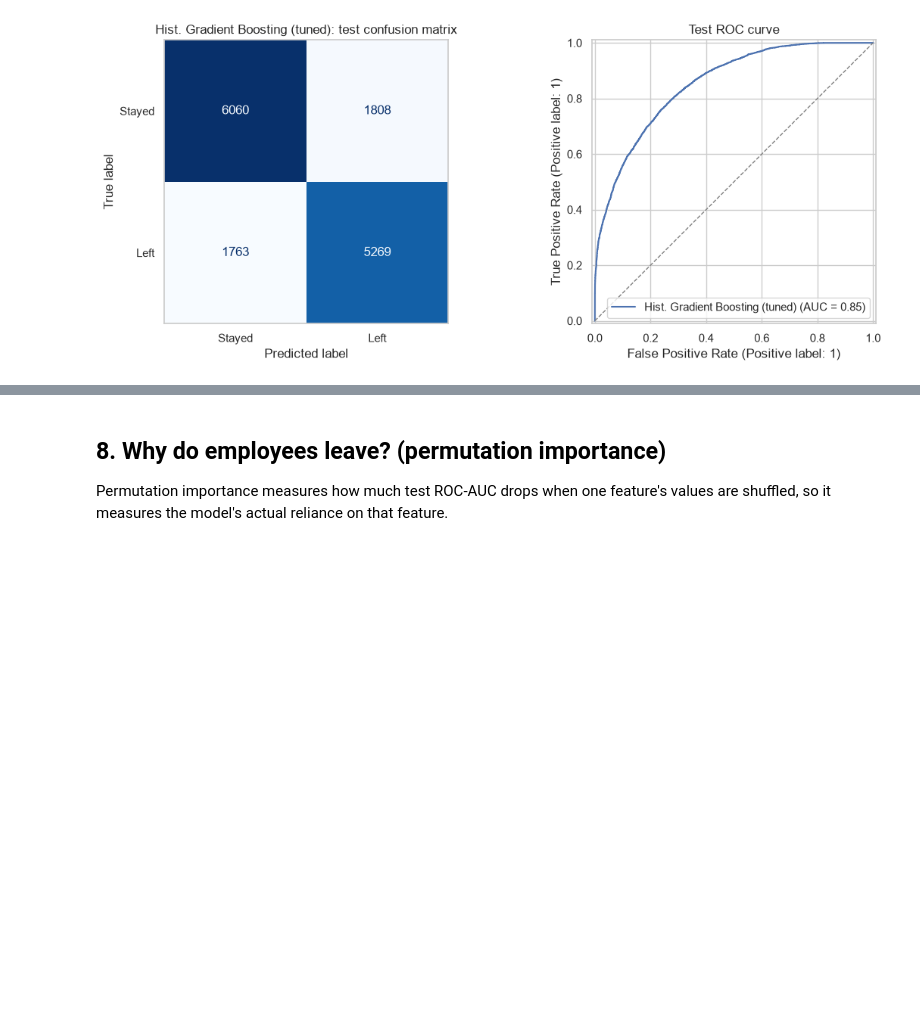
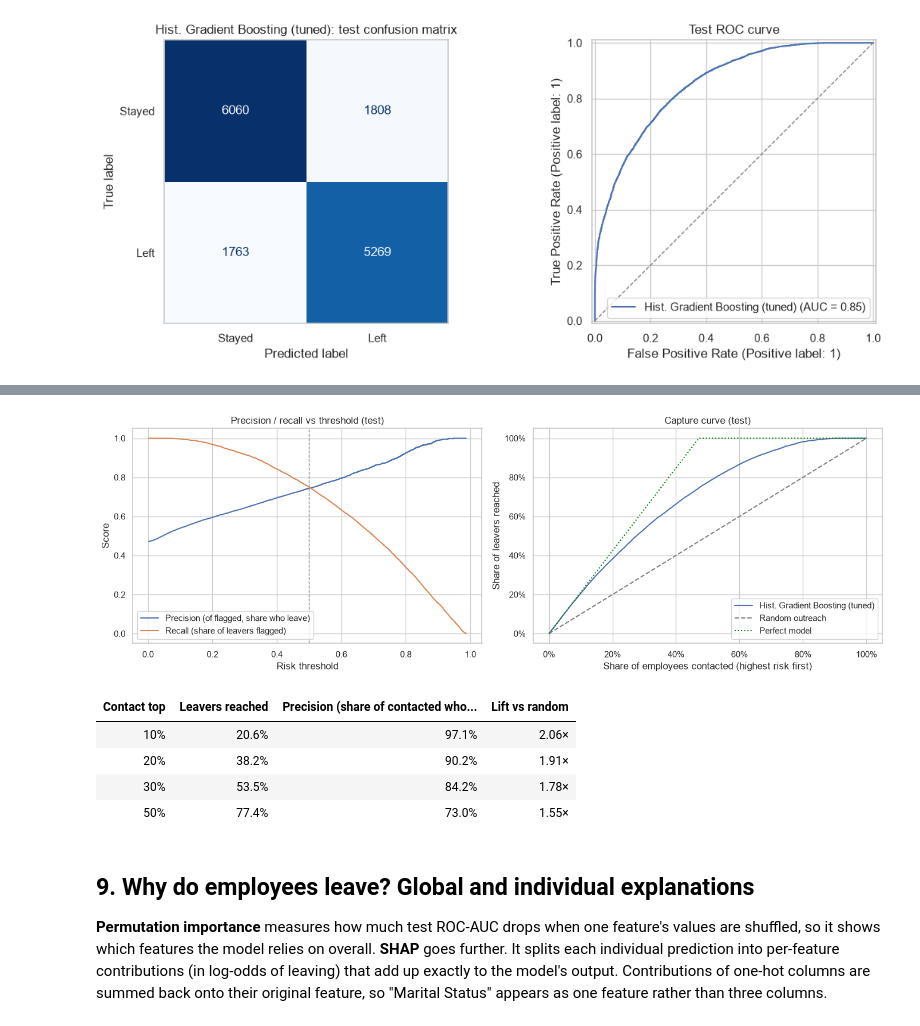
Before and after one commit to RachitSethi2455/employee-attrition-prediction, a Jupyter notebook: employee_attrition_classification.ipynb, the cells around one changed output, grey strips where cells are left out. Cells and saved outputs as stored; diff of their text form; code cells hidden in the pictures; blank space fills up the shorter version.

```diff
--- a/employee_attrition_classification.ipynb
+++ b/employee_attrition_classification.ipynb
@@ -323,6 +298,45 @@ plt.show()
+# %%
+prec, rec, thr = precision_recall_curve(y_test, y_score)
+order = np.argsort(-y_score)
+captured = np.cumsum(y_test.to_numpy()[order]) / y_test.sum()
+share = np.arange(1, len(order) + 1) / len(order)
+
+fig, axes = plt.subplots(1, 2, figsize=(14, 4.8))
+axes[0].plot(thr, prec[:-1], label="Precision (of flagged, share who leave)")
+axes[0].plot(thr, rec[:-1], label="Recall (share of leavers flagged)")
+axes[0].axvline(0.5, color="grey", ls="--", lw=1)
+axes[0].set(xlabel="Risk threshold", ylabel="Score", title="Precision / recall vs threshold (test)")
+axes[0].legend(loc="lower left")
+axes[1].plot(share, captured, label=f"{best_name} (tuned)")
+axes[1].plot([0, 1], [0, 1], ls="--", color="grey", label="Random outreach")
+axes[1].plot([0, y_test.mean(), 1], [0, 1, 1], ls=":", color="green", label="Perfect model")
+axes[1].set(xlabel="Share of employees contacted (highest risk first)", ylabel="Share of leavers reached",
+            title="Capture curve (test)")
+axes[1].xaxis.set_major_formatter(plt.matplotlib.ticker.PercentFormatter(1))
+axes[1].yaxis.set_major_formatter(plt.matplotlib.ticker.PercentFormatter(1))
+axes[1].legend(loc="lower right")
+plt.tight_layout()
+plt.savefig(ASSETS / "retention_targeting.png", dpi=110, bbox_inches="tight")
+plt.show()
+
+budget = pd.DataFrame([
+    {"Contact top": f"{k:.0%}", "Leavers reached": captured[int(k * len(order)) - 1],
+     "Precision (share of contacted who leave)": y_test.to_numpy()[order][: int(k * len(order))].mean(),
+     "Lift vs random": captured[int(k * len(order)) - 1] / k}
+    for k in (0.1, 0.2, 0.3, 0.5)
+])
+budget.style.format({"Leavers reached": "{:.1%}", "Precision (share of contacted who leave)": "{:.1%}", "Lift vs random": "{:.2f}×"}).hide(axis="index")
+# %% [output]
+[figure, added]
+| Contact top | Leavers reached | Precision (share of contacted who... | Lift vs random |
+| 10% | 20.6% | 97.1% | 2.06× |
+| 20% | 38.2% | 90.2% | 1.91× |
+| 30% | 53.5% | 84.2% | 1.78× |
+| 50% | 77.4% | 73.0% | 1.55× |
 # %% [markdown]
-## 8. Why do employees leave? (permutation importance)
-Permutation importance measures how much test ROC-AUC drops when one feature's values are shuffled, so it measures the model's actual reliance on that feature.
+## 9. Why do employees leave? Global and individual explanations
+
+**Permutation importance** measures how much test ROC-AUC drops when one feature's values are shuffled, so it shows which features the model relies on overall. **SHAP** goes further. It splits each individual prediction into per-feature contributions (in log-odds of leaving) that add up exactly to the model's output. Contributions of one-hot columns are summed back onto their original feature, so "Marital Status" appears as one feature rather than three columns.
 # %%
 perm = permutation_importance(final_model, X_test, y_test, scoring="roc_auc", n_repeats=5, random_state=SEED)
 importance = (pd.DataFrame({"feature": X_test.columns, "mean": perm.importances_mean, "std": perm.importances_std})
```
Also changed, not shown: parts of 28 cells of this notebook, 16 other files.
